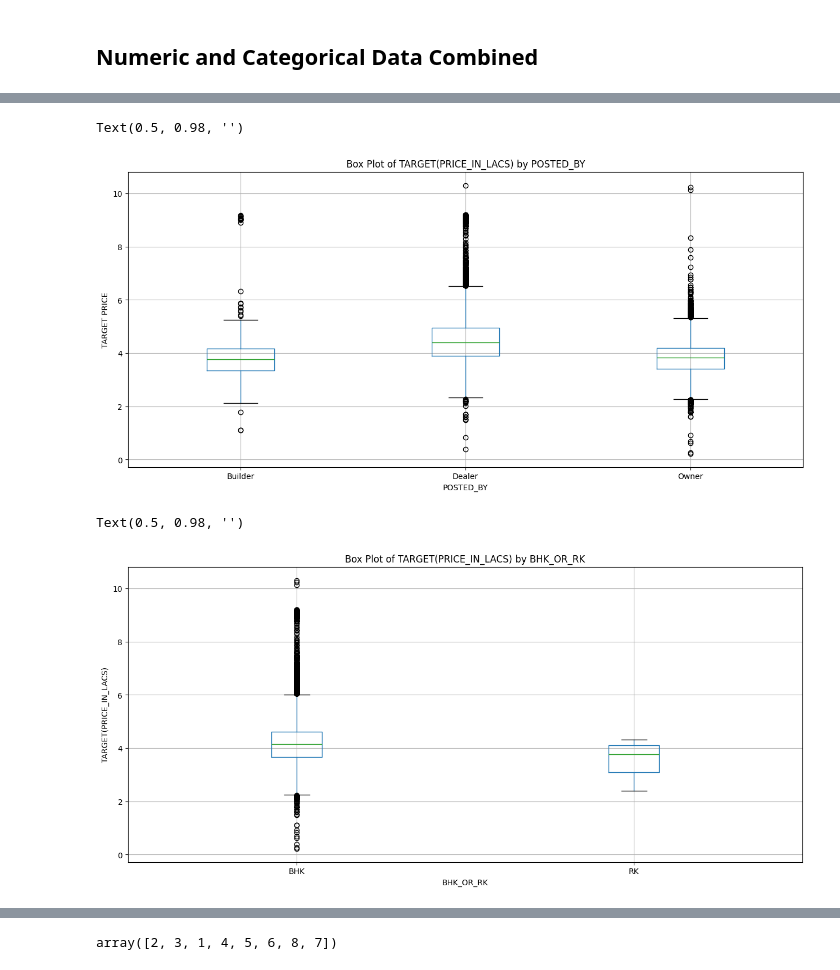
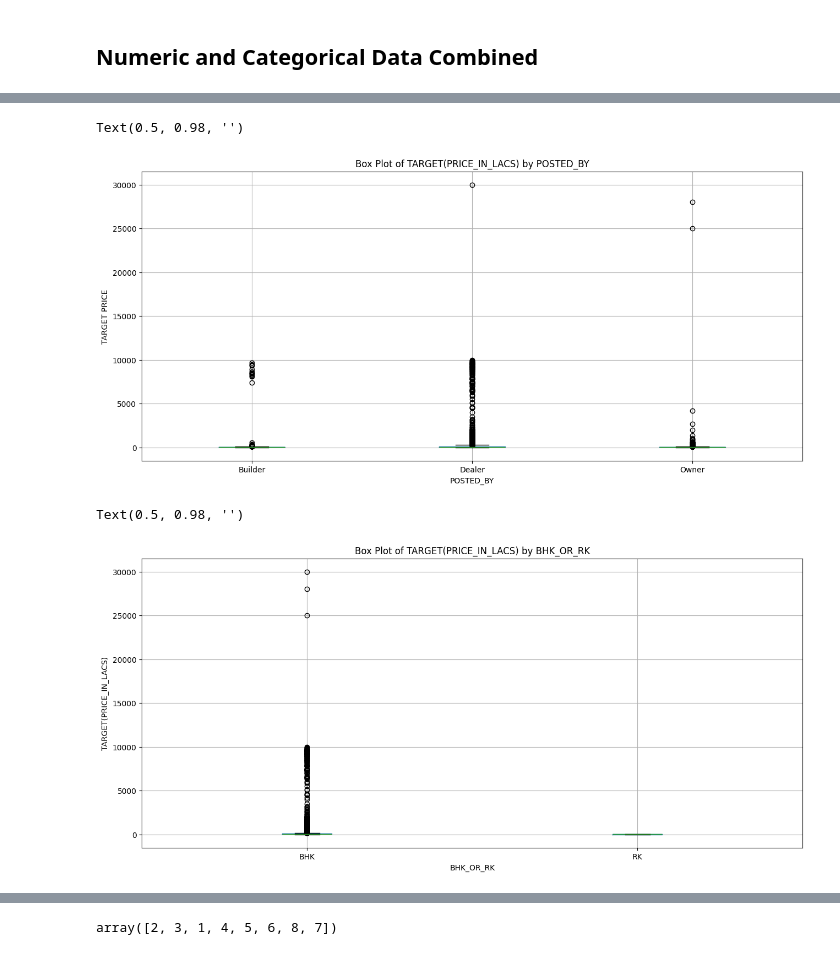
Before and after one commit to Bjoshua25/Housing-Prediction-in-India-DevelopersFoundry-proj-1, a Jupyter notebook: notebooks/preprocessing.ipynb, the cells around one changed output, grey strips where cells are left out. Cells and saved outputs as stored; diff of their text form; code cells hidden in the pictures.

```diff
--- a/notebooks/preprocessing.ipynb
+++ b/notebooks/preprocessing.ipynb
@@ -456,24 +386,24 @@ df.head()
 # %%
 # Box plot of TARGET(PRICE_IN_LACS) by POSTED_BY
 
-df.boxplot(column="TARGET(PRICE_IN_LACS)_LOG", by="POSTED_BY", figsize=(15,7))
+df.boxplot(column="TARGET(PRICE_IN_LACS)", by="POSTED_BY", figsize=(15,7))
 plt.title("Box Plot of TARGET(PRICE_IN_LACS) by POSTED_BY")
 plt.xlabel("POSTED_BY")
 plt.ylabel("TARGET PRICE")
 plt.suptitle("")  # Suppress the automatic title to avoid overlap
 # %% [output]
 Text(0.5, 0.98, '')
-[figure, old version]
+[figure, new version]
 # %%
 # box plot of TARGET(PRICE_IN_LACS) by BHK_OR_RK
 
-df.boxplot(column="TARGET(PRICE_IN_LACS)_LOG", by="BHK_OR_RK", figsize=(15,7))
+df.boxplot(column="TARGET(PRICE_IN_LACS)", by="BHK_OR_RK", figsize=(15,7))
 plt.title("Box Plot of TARGET(PRICE_IN_LACS) by BHK_OR_RK")
 plt.ylabel("TARGET(PRICE_IN_LACS)")
 plt.suptitle("")  # Suppress the automatic title to avoid overlap
 # %% [output]
 Text(0.5, 0.98, '')
-[figure, old version]
+[figure, new version]
 # %%
 # ------ Log Transformation -----
 
```
Also changed, not shown: parts of 23 cells of this notebook.
